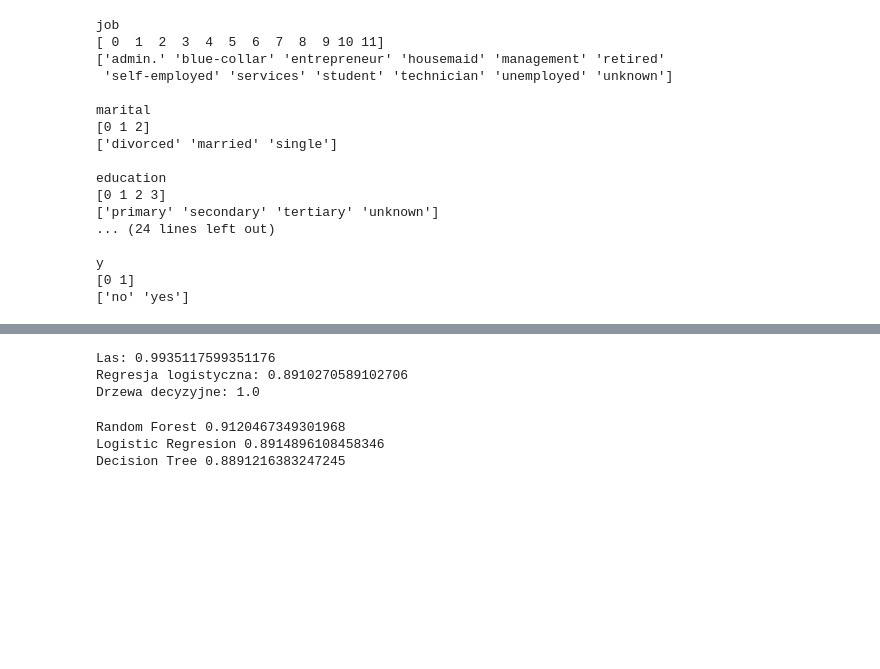
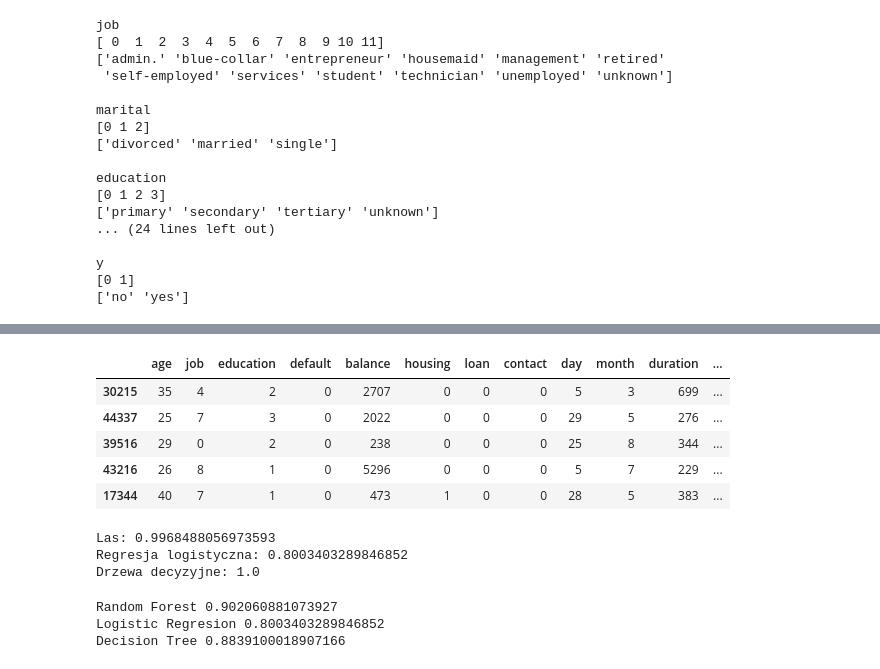
Before and after one commit to Teams21/SUM, a Jupyter notebook: train/train.ipynb, the cells around one changed output, grey strips where cells are left out. Drawn from its saved outputs; the diff is of its cells as text; code cells hidden in the pictures; blank space fills up the shorter version.

Commit message:
Good model

```diff
--- a/train/train.ipynb
+++ b/train/train.ipynb
@@ -105,15 +132,27 @@ train.head()
+# %%
+train = train.drop(['marital'], axis=1)
+train = train.drop(['pdays'], axis=1)
 # %%
 X = train.drop(['y'], axis=1)
 y = train['y']
 # %%
-X_train, X_test, y_train, y_test = train_test_split(X, y, test_size=0.85, random_state=101)
+X_train, X_test, y_train, y_test = train_test_split(X, y, test_size=0.25, random_state=101)
+# %%
+X_test.head()
+# %% [output]
+|  | age | job | education | default | balance | housing | loan | contact | day | month | duration | ... |
+| 30215 | 35 | 4 | 2 | 0 | 2707 | 0 | 0 | 0 | 5 | 3 | 699 | ... |
+| 44337 | 25 | 7 | 3 | 0 | 2022 | 0 | 0 | 0 | 29 | 5 | 276 | ... |
+| 39516 | 29 | 0 | 2 | 0 | 238 | 0 | 0 | 0 | 25 | 8 | 344 | ... |
+| 43216 | 26 | 8 | 1 | 0 | 5296 | 0 | 0 | 0 | 5 | 7 | 229 | ... |
+| 17344 | 40 | 7 | 1 | 0 | 473 | 1 | 0 | 0 | 28 | 5 | 383 | ... |
 # %%
 def model(X_train, y_train):
   forest = RandomForestClassifier(n_estimators=10, random_state=0)
   forest.fit(X_train, y_train)
   print(f'Las: {forest.score(X_train, y_train)}')
 
-  lreg = LogisticRegression(max_iter=15000)
+  lreg = LogisticRegression(max_iter=7700)
   lreg.fit(X_train, y_train)
   print(f'Regresja logistyczna: {lreg.score(X_train, y_train)}')
 
@@ -123,24 +162,24 @@ def model(X_train, y_train):
 
   return forest, lreg, tree
 
-forest, lreg, tree = model(X_train, y_train)
+forest, lreg, tree = model(X_train.values, y_train.values)
 # %% [output]
-Las: 0.9935117599351176
-Regresja logistyczna: 0.8910270589102706
+Las: 0.9968488056973593
+Regresja logistyczna: 0.8003403289846852
 Drzewa decyzyjne: 1.0
 # %%
-y1_predict = forest.predict(X_test)
+y1_predict = forest.predict(X_test.values)
 print(f'Random Forest {accuracy_score(y_test, y1_predict)}')
 
-y2_predict = lreg.predict(X_test)
+y2_predict = lreg.predict(X_test.values)
 print(f'Logistic Regresion {accuracy_score(y_test, y2_predict)}')
 
-y3_predict = tree.predict(X_test)
+y3_predict = tree.predict(X_test.values)
 print(f'Decision Tree {accuracy_score(y_test, y3_predict)}')
 # %% [output]
-Random Forest 0.9120467349301968
-Logistic Regresion 0.8914896108458346
-Decision Tree 0.8891216383247245
+Random Forest 0.902060881073927
+Logistic Regresion 0.8003403289846852
+Decision Tree 0.8839100018907166
 # %%
 print('Ocena modelu 1. Las')
 print(classification_report(y_test, y1_predict))
```
Also changed, not shown: parts of 12 cells of this notebook, 4 other files.
